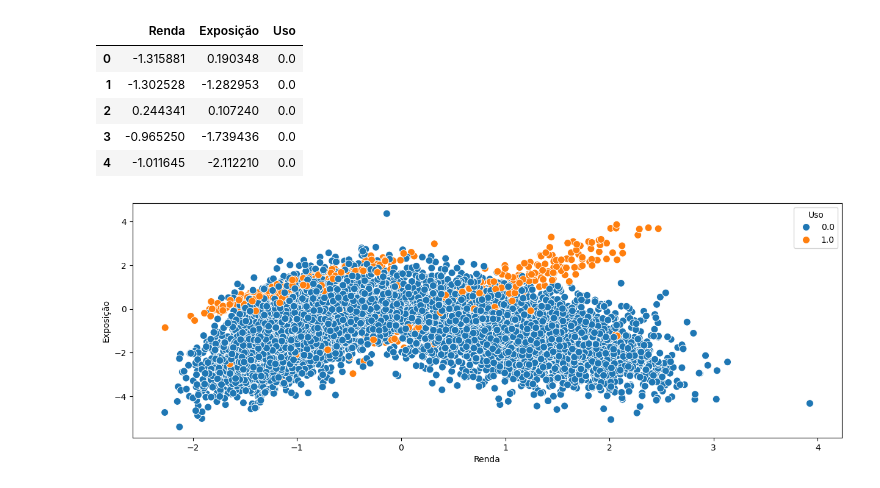
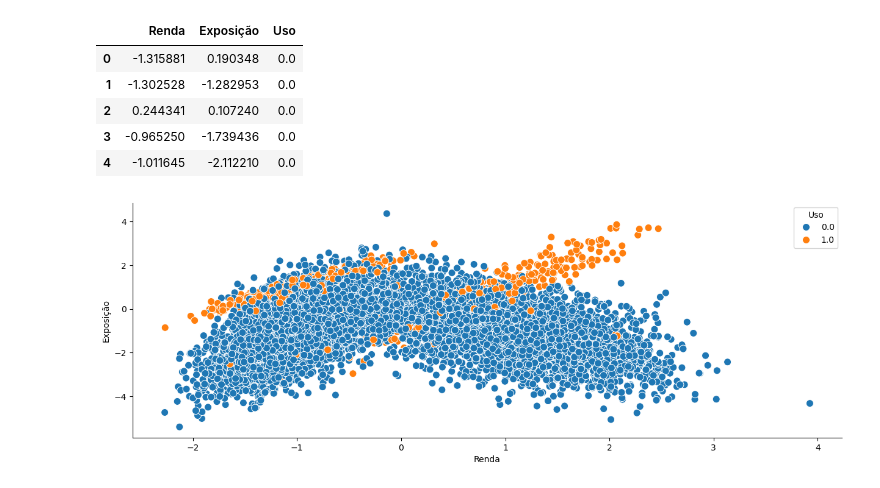
Before and after one commit to icruzsorj/Classificacao_Binaria_Eventos_Raros, a Jupyter notebook: Dados_Simulados.ipynb, the cells around one changed output. Drawn from its saved outputs; the diff is of its cells as text; code cells hidden in the pictures.

Commit message:
Muda_Grafico_Dados_Simulados

```diff
--- a/Dados_Simulados.ipynb
+++ b/Dados_Simulados.ipynb
@@ -24,10 +24,14 @@ Dados.head()
 # %%
 plt.figure(figsize = (15, 5))
 
-sns.scatterplot(data = Dados, x = 'Renda', y = 'Exposição', hue = 'Uso', s = 75)
+Grafico = sns.scatterplot(data = Dados, x = 'Renda', y = 'Exposição', hue = 'Uso', s = 75)
+
+Grafico.spines['top'].set_visible(False)
+
+Grafico.spines['right'].set_visible(False)
 
 plt.show()
 # %% [output]
-[figure, old version]
+[figure, new version]
 # %%
 Dados.to_csv('Dados_Simulados.csv', index = False)
```
